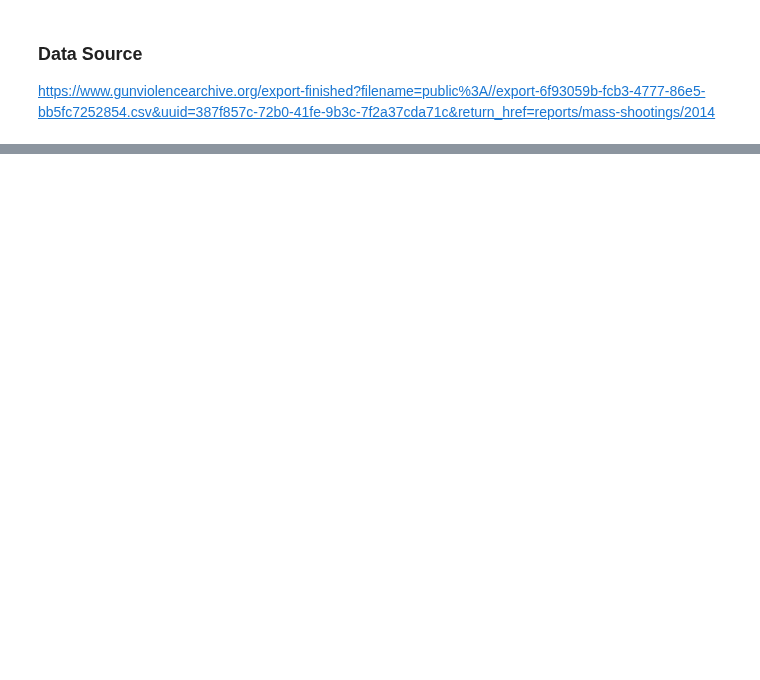
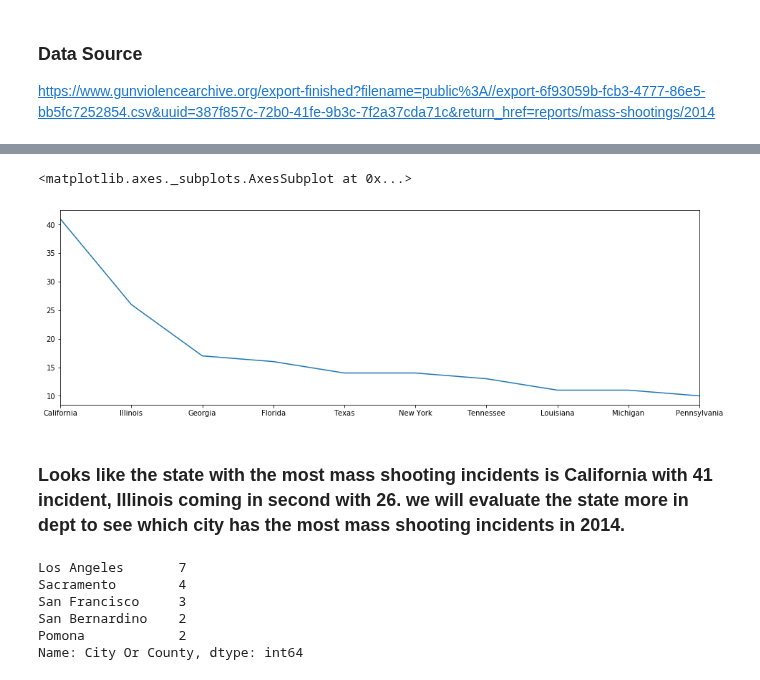
Before and after one commit to Berkat0789/Data_Analysis, a Jupyter notebook: Personal Projects/USA Gun Violence up to 2018.ipynb, the cells around one changed output, grey strips where cells are left out. Saved outputs shown, nothing was run; the diff lists cells and outputs as text; code cells hidden in the pictures; blank space fills up the shorter version.

```diff
--- a/Personal Projects/USA Gun Violence up to 2018.ipynb
+++ b/Personal Projects/USA Gun Violence up to 2018.ipynb
@@ -28,0 +71,16 @@ memory usage: 16.8+ KB
+# %%
+mass_shootings_2014["State"].value_counts().head(10).plot(figsize = (16,5))
+# %% [output]
+<matplotlib.axes._subplots.AxesSubplot at 0x...>
+[figure, added]
+# %% [markdown]
+### Looks like the state with the most mass shooting incidents is California with 41 incident, Illinois coming in second with 26. we will evaluate the state more in dept to see which city has the most mass shooting incidents in 2014.
+# %%
+mass_shootings_2014[mass_shootings_2014["State"] == "California"]["City Or County"].value_counts().head(5)
+# %% [output]
+Los Angeles       7
+Sacramento        4
+San Francisco     3
+San Bernardino    2
+Pomona            2
+Name: City Or County, dtype: int64
```
Also changed, not shown: parts of 44 cells of this notebook, 1 other file.
